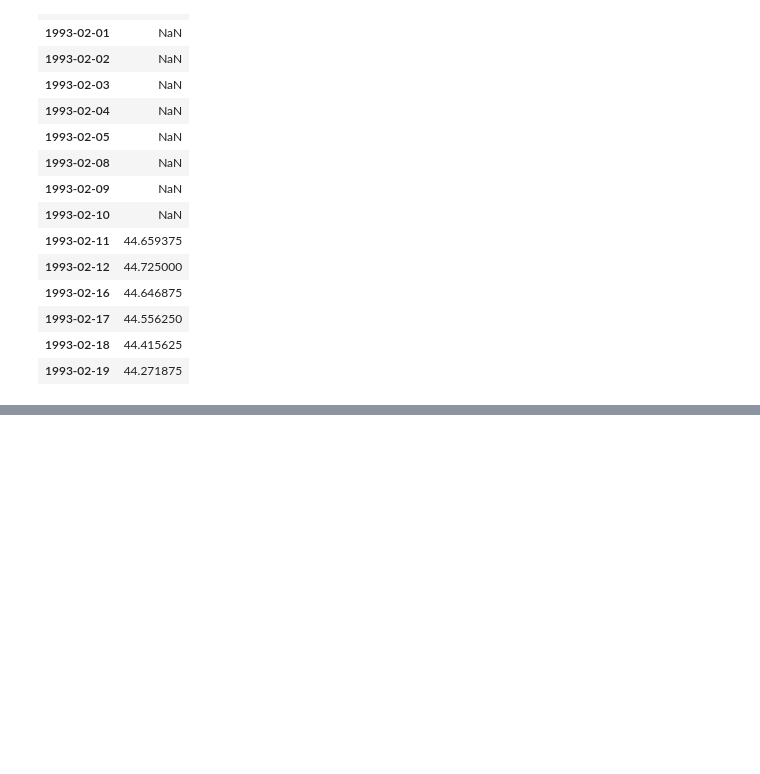
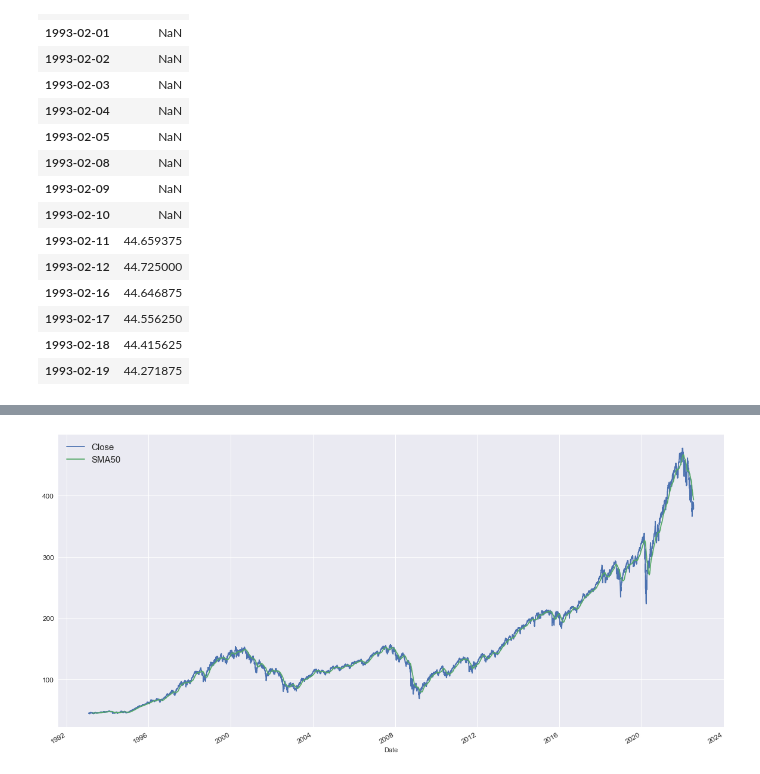
Before and after one commit to Janadhi14/Algo-trading, a Jupyter notebook: Introduction.ipynb, the cells around one changed output, grey strips where cells are left out. Drawn from its saved outputs; the diff is of its cells as text; code cells hidden in the pictures; blank space fills up the shorter version.

```diff
--- a/Introduction.ipynb
+++ b/Introduction.ipynb
@@ -918,0 +960,2 @@ spy_roll.head(15)
+# %%
+spy["SMA50"] = spy.rolling(window = 50, min_periods = 50).mean()
@@ -918,0 +982,6 @@ spy_roll.head(15)
+# %%
+spy.plot(figsize = (20,10), fontsize =12)
+plt.legend(loc = "upper left", fontsize = 15)
+plt.show()
+# %% [output]
+[figure, added]
```
Also changed, not shown: parts of 5 cells of this notebook.
